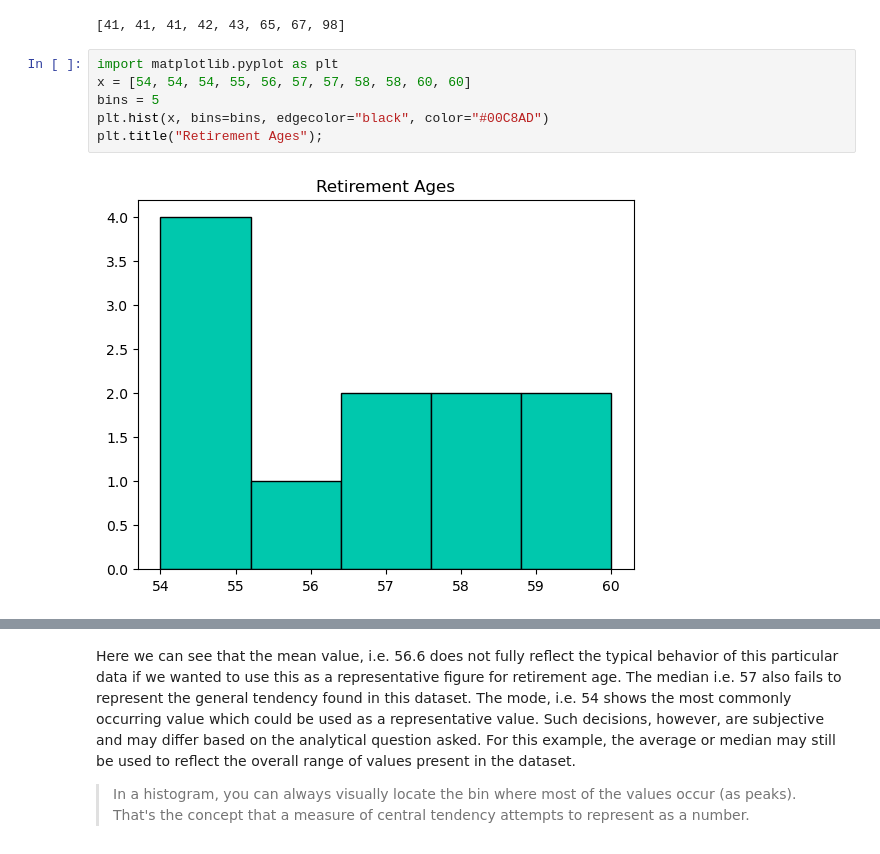
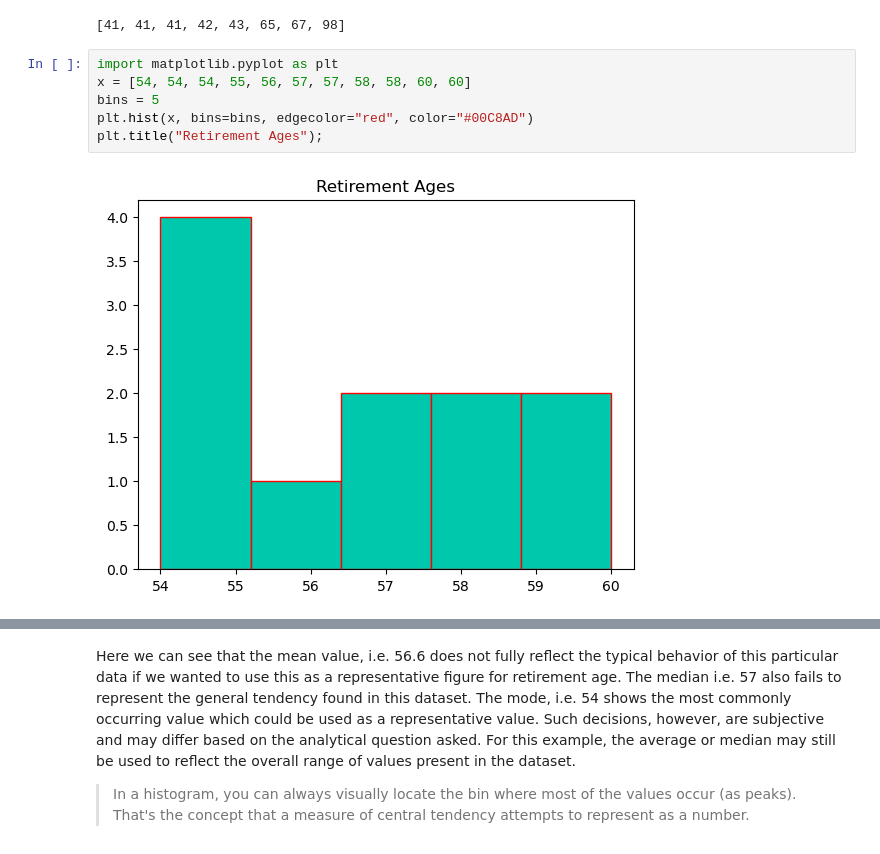
Before and after one commit to shimuli2011/dsc-measures-of-central-tendency, a Jupyter notebook: index.ipynb, the cells around one changed output, grey strips where cells are left out. Saved outputs shown, nothing was run; the diff lists cells and outputs as text.

```diff
--- a/index.ipynb
+++ b/index.ipynb
@@ -196,8 +196,8 @@ list_2   # For median take the middle 2 numbers add and divide by two
 # %%
 import matplotlib.pyplot as plt
 x = [54, 54, 54, 55, 56, 57, 57, 58, 58, 60, 60]
 bins = 5
-plt.hist(x, bins=bins, edgecolor="black", color="#00C8AD")
+plt.hist(x, bins=bins, edgecolor="red", color="#00C8AD")
 plt.title("Retirement Ages");
 # %% [output]
-[figure, old version]
+[figure, new version]
```
Also changed, not shown: parts of 3 cells of this notebook.
